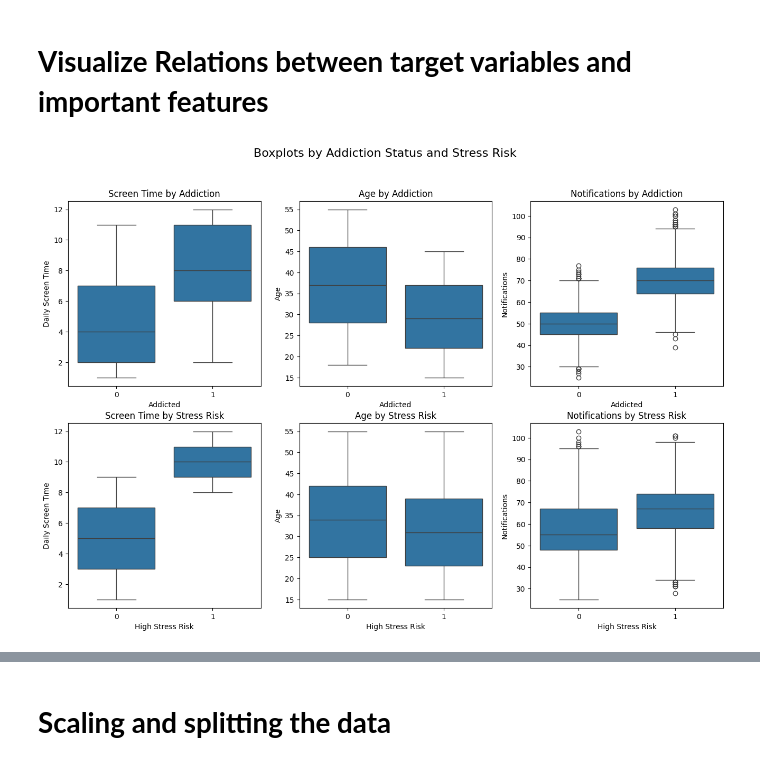
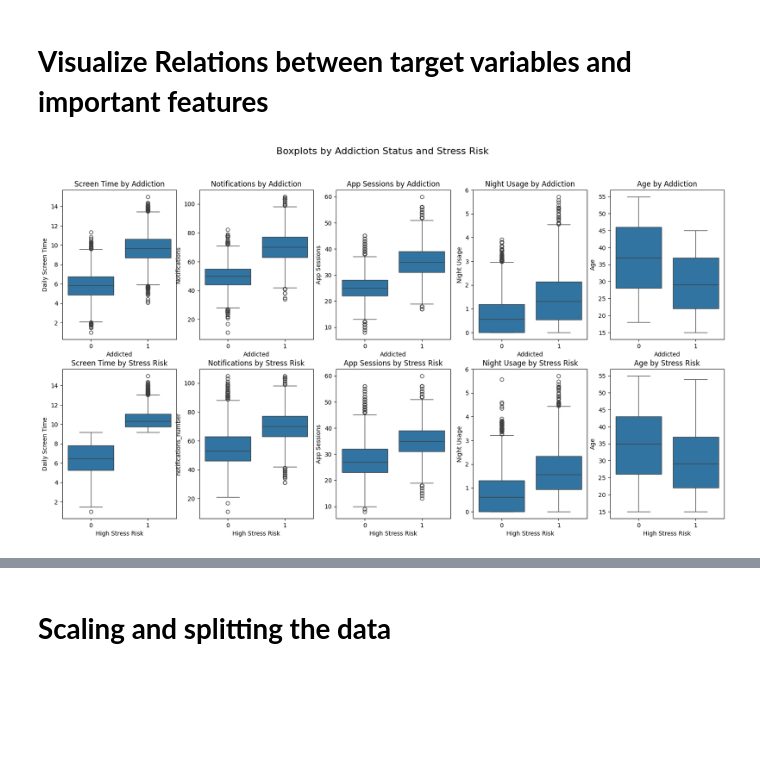
Before and after one commit to RokayaRadwan/CSE271_Project, a Jupyter notebook: Classification_models.ipynb, the cells around one changed output, grey strips where cells are left out. Drawn from its saved outputs; the diff is of its cells as text; code cells hidden in the pictures; blank space fills up the shorter version.

```diff
--- a/Classification_models.ipynb
+++ b/Classification_models.ipynb
@@ -21,10 +21,18 @@ df.drop(columns=['Unnamed: 0'], inplace=True)
 #df.head()
 #df.info()
 
+#fixing float data to 2 decimal places
+df['daily_screen_time'] = df['daily_screen_time'].round(2)
+df['stress_level'] = df['stress_level'].round(2)
+df['night_usage'] = df['night_usage'].round(2)
+df['productivity_hours'] = df['productivity_hours'].round(2)
+#print(df.head())
+
 #Getting Target Variables Ready
 df.rename(columns={'addicted': 'addiction_status'}, inplace=True)
-df['stress_risk'] = df['stress_level'].apply(lambda x: 'yes' if x >= 6 else 'no')
-df.head()
+df.rename(columns={'stress_level': 'stress_risk'}, inplace=True)
+df['stress_risk'] = df['stress_risk'].apply(lambda x: 'yes' if x >= 60 else 'no')
+#print(df.head())
 
 #Convert Target Variables from String to Binary Integers
 df['addiction_status'] = df['addiction_status'].map({'addicted': 1, 'not addicted': 0})
@@ -32,5 +40,5 @@ df['stress_risk'] = df['stress_risk'].map({'yes': 1, 'no': 0})
 df.head()
 
 #Check for missing values in the dataset
-df.isnull().sum()
+#df.isnull().sum()
 # %% [output]
@@ -71,47 +71,85 @@ plt.show()
 # %%
 #BoxPlots
 # Set up a subplot grid to display all plots
-fig, axes = plt.subplots(nrows=2, ncols=3, figsize=(16, 10))
+fig, axes = plt.subplots(nrows=2, ncols=5, figsize=(20, 10))
 fig.suptitle("Boxplots by Addiction Status and Stress Risk", fontsize=16)
 
 # Row 1: addiction_status
 # vs Daily Screen Time
 sns.boxplot(ax=axes[0, 0], x='addiction_status', y='daily_screen_time', data=df)
 axes[0, 0].set_title("Screen Time by Addiction")
 axes[0, 0].set_xlabel("Addicted")
 axes[0, 0].set_ylabel("Daily Screen Time")
 
+# vs Notifications
+sns.boxplot(ax=axes[0, 1], x='addiction_status', y='notifications_number', data=df)
+axes[0, 1].set_title("Notifications by Addiction")
+axes[0, 1].set_xlabel("Addicted")
+axes[0, 1].set_ylabel("Notifications")
+
+# vs App Sessions
+sns.boxplot(ax=axes[0, 2], x='addiction_status', y='app_sessions', data=df)
+axes[0, 2].set_title("App Sessions by Addiction")
+axes[0, 2].set_xlabel("Addicted")
+axes[0, 2].set_ylabel("App Sessions")
+
+# vs Night Usage
+sns.boxplot(ax=axes[0, 3], x='addiction_status', y='night_usage', data=df)
+axes[0, 3].set_title("Night Usage by Addiction")
+axes[0, 3].set_xlabel("Addicted")
+axes[0, 3].set_ylabel("Night Usage")
+
 # vs Age
-sns.boxplot(ax=axes[0, 1], x='addiction_status', y='age', data=df)
-axes[0, 1].set_title("Age by Addiction")
-axes[0, 1].set_xlabel("Addicted")
-axes[0, 1].set_ylabel("Age")
+sns.boxplot(ax=axes[0, 4], x='addiction_status', y='age', data=df)
+axes[0, 4].set_title("Age by Addiction")
+axes[0, 4].set_xlabel("Addicted")
+axes[0, 4].set_ylabel("Age")
 
-# vs Notifications
-sns.boxplot(ax=axes[0, 2], x='addiction_status', y='notifications', data=df)
-axes[0, 2].set_title("Notifications by Addiction")
-axes[0, 2].set_xlabel("Addicted")
-axes[0, 2].set_ylabel("Notifications")
 
 # Row 2: stress_risk
 # vs Daily Screen Time
 sns.boxplot(ax=axes[1, 0], x='stress_risk', y='daily_screen_time', data=df)
 axes[1, 0].set_title("Screen Time by Stress Risk")
 axes[1, 0].set_xlabel("High Stress Risk")
 axes[1, 0].set_ylabel("Daily Screen Time")
 
-# vs Age
-sns.boxplot(ax=axes[1, 1], x='stress_risk', y='age', data=df)
-axes[1, 1].set_title("Age by Stress Risk")
+# vs Notifications
+sns.boxplot(ax=axes[1, 1], x='stress_risk', y='notifications_number', data=df)
+axes[1, 1].set_title("Notifications by Stress Risk")
 axes[1, 1].set_xlabel("High Stress Risk")
-axes[1, 1].set_ylabel("Age")
-
-# vs Notifications
-sns.boxplot(ax=axes[1, 2], x='stress_risk', y='notifications', data=df)
-axes[1, 2].set_title("Notifications by Stress Risk")
-axes[1, 2].set_xlabel("High Stress Risk")
 axes[1, 2].set_ylabel("Notifications")
 
+# vs App Sessions
+sns.boxplot(ax=axes[1, 2], x='stress_risk', y='app_sessions', data=df)
+axes[1, 2].set_title("App Sessions by Stress Risk")
+axes[1, 2].set_xlabel("High Stress Risk")
+axes[1, 2].set_ylabel("App Sessions")
+
+# vs Night Usage
+sns.boxplot(ax=axes[1, 3], x='stress_risk', y='night_usage', data=df)
+axes[1, 3].set_title("Night Usage by Stress Risk")
+axes[1, 3].set_xlabel("High Stress Risk")
+axes[1, 3].set_ylabel("Night Usage")
+
+# vs Age
+sns.boxplot(ax=axes[1, 4], x='stress_risk', y='age', data=df)
+axes[1, 4].set_title("Age by Stress Risk")
+axes[1, 4].set_xlabel("High Stress Risk")
+axes[1, 4].set_ylabel("Age")
+
+
+
 plt.show()
+
+sns.pairplot(df,
+             vars=['daily_screen_time', 'notifications_number', 'app_sessions', 'night_usage', 'age'],
+             hue='addiction_status',
+             palette='viridis')
+plt.show()
+
+sns.pairplot(df,
+             vars=['daily_screen_time', 'notifications_number', 'app_sessions', 'night_usage', 'age'],
+             hue='stress_risk')
+plt.show()
 # %% [output]
-[figure, old version]
+[figure, new version]
```
Also changed, not shown: parts of 10 cells of this notebook, 14 other files.
